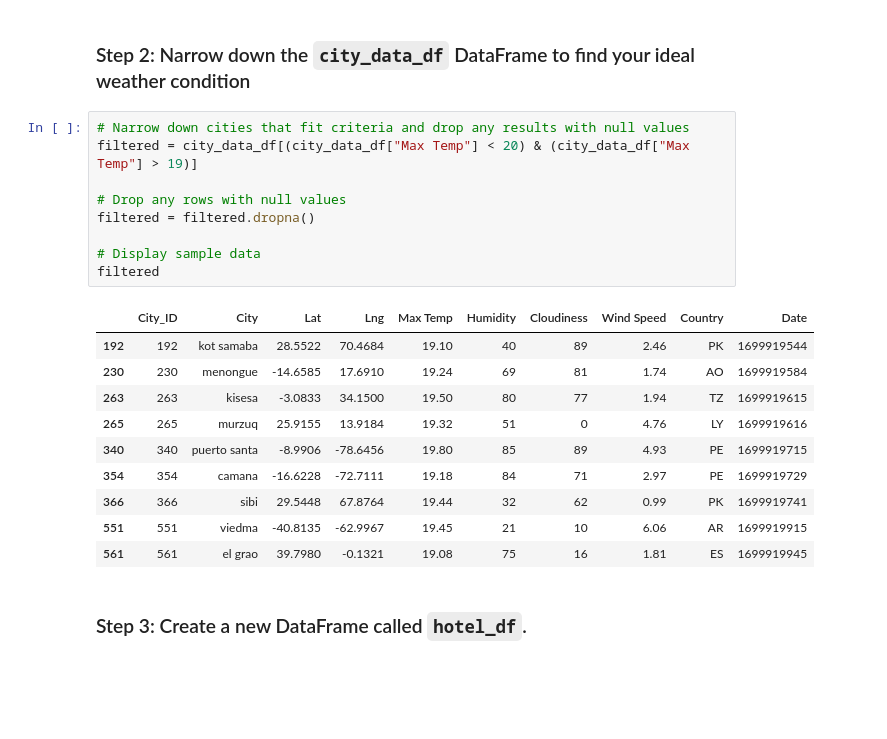
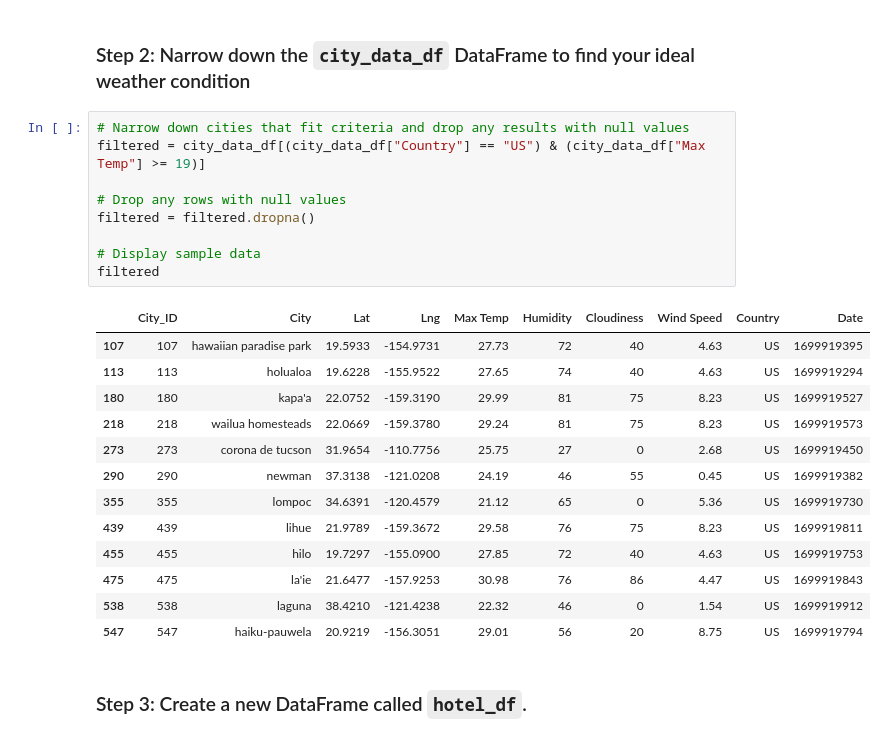
Before and after one commit to Sntsjrg/Python-API-Challenge, a Jupyter notebook: WeatherPy/VacationPy.ipynb, the cells around one changed output. Saved outputs shown, nothing was run; the diff lists cells and outputs as text; blank space fills up the shorter version.

```diff
--- a/WeatherPy/VacationPy.ipynb
+++ b/WeatherPy/VacationPy.ipynb
@@ -52,24 +55,27 @@ map_plot
 ### Step 2: Narrow down the `city_data_df` DataFrame to find your ideal weather condition
 # %%
 # Narrow down cities that fit criteria and drop any results with null values
-filtered = city_data_df[(city_data_df["Max Temp"] < 20) & (city_data_df["Max Temp"] > 19)]
+filtered = city_data_df[(city_data_df["Country"] == "US") & (city_data_df["Max Temp"] >= 19)]
 
 # Drop any rows with null values
 filtered = filtered.dropna()
 
 # Display sample data
 filtered
 # %% [output]
 |  | City_ID | City | Lat | Lng | Max Temp | Humidity | Cloudiness | Wind Speed | Country | Date |
-| 192 | 192 | kot samaba | 28.5522 | 70.4684 | 19.10 | 40 | 89 | 2.46 | PK | 1699919544 |
-| 230 | 230 | menongue | -14.6585 | 17.6910 | 19.24 | 69 | 81 | 1.74 | AO | 1699919584 |
-| 263 | 263 | kisesa | -3.0833 | 34.1500 | 19.50 | 80 | 77 | 1.94 | TZ | 1699919615 |
-| 265 | 265 | murzuq | 25.9155 | 13.9184 | 19.32 | 51 | 0 | 4.76 | LY | 1699919616 |
-| 340 | 340 | puerto santa | -8.9906 | -78.6456 | 19.80 | 85 | 89 | 4.93 | PE | 1699919715 |
-| 354 | 354 | camana | -16.6228 | -72.7111 | 19.18 | 84 | 71 | 2.97 | PE | 1699919729 |
-| 366 | 366 | sibi | 29.5448 | 67.8764 | 19.44 | 32 | 62 | 0.99 | PK | 1699919741 |
-| 551 | 551 | viedma | -40.8135 | -62.9967 | 19.45 | 21 | 10 | 6.06 | AR | 1699919915 |
-| 561 | 561 | el grao | 39.7980 | -0.1321 | 19.08 | 75 | 16 | 1.81 | ES | 1699919945 |
+| 107 | 107 | hawaiian paradise park | 19.5933 | -154.9731 | 27.73 | 72 | 40 | 4.63 | US | 1699919395 |
+| 113 | 113 | holualoa | 19.6228 | -155.9522 | 27.65 | 74 | 40 | 4.63 | US | 1699919294 |
+| 180 | 180 | kapa'a | 22.0752 | -159.3190 | 29.99 | 81 | 75 | 8.23 | US | 1699919527 |
+| 218 | 218 | wailua homesteads | 22.0669 | -159.3780 | 29.24 | 81 | 75 | 8.23 | US | 1699919573 |
+| 273 | 273 | corona de tucson | 31.9654 | -110.7756 | 25.75 | 27 | 0 | 2.68 | US | 1699919450 |
+| 290 | 290 | newman | 37.3138 | -121.0208 | 24.19 | 46 | 55 | 0.45 | US | 1699919382 |
+| 355 | 355 | lompoc | 34.6391 | -120.4579 | 21.12 | 65 | 0 | 5.36 | US | 1699919730 |
+| 439 | 439 | lihue | 21.9789 | -159.3672 | 29.58 | 76 | 75 | 8.23 | US | 1699919811 |
+| 455 | 455 | hilo | 19.7297 | -155.0900 | 27.85 | 72 | 40 | 4.63 | US | 1699919753 |
+| 475 | 475 | la'ie | 21.6477 | -157.9253 | 30.98 | 76 | 86 | 4.47 | US | 1699919843 |
+| 538 | 538 | laguna | 38.4210 | -121.4238 | 22.32 | 46 | 0 | 1.54 | US | 1699919912 |
+| 547 | 547 | haiku-pauwela | 20.9219 | -156.3051 | 29.01 | 56 | 20 | 8.75 | US | 1699919794 |
 # %% [markdown]
 ### Step 3: Create a new DataFrame called `hotel_df`.
 # %%
```
Also changed, not shown: parts of 3 cells of this notebook.
